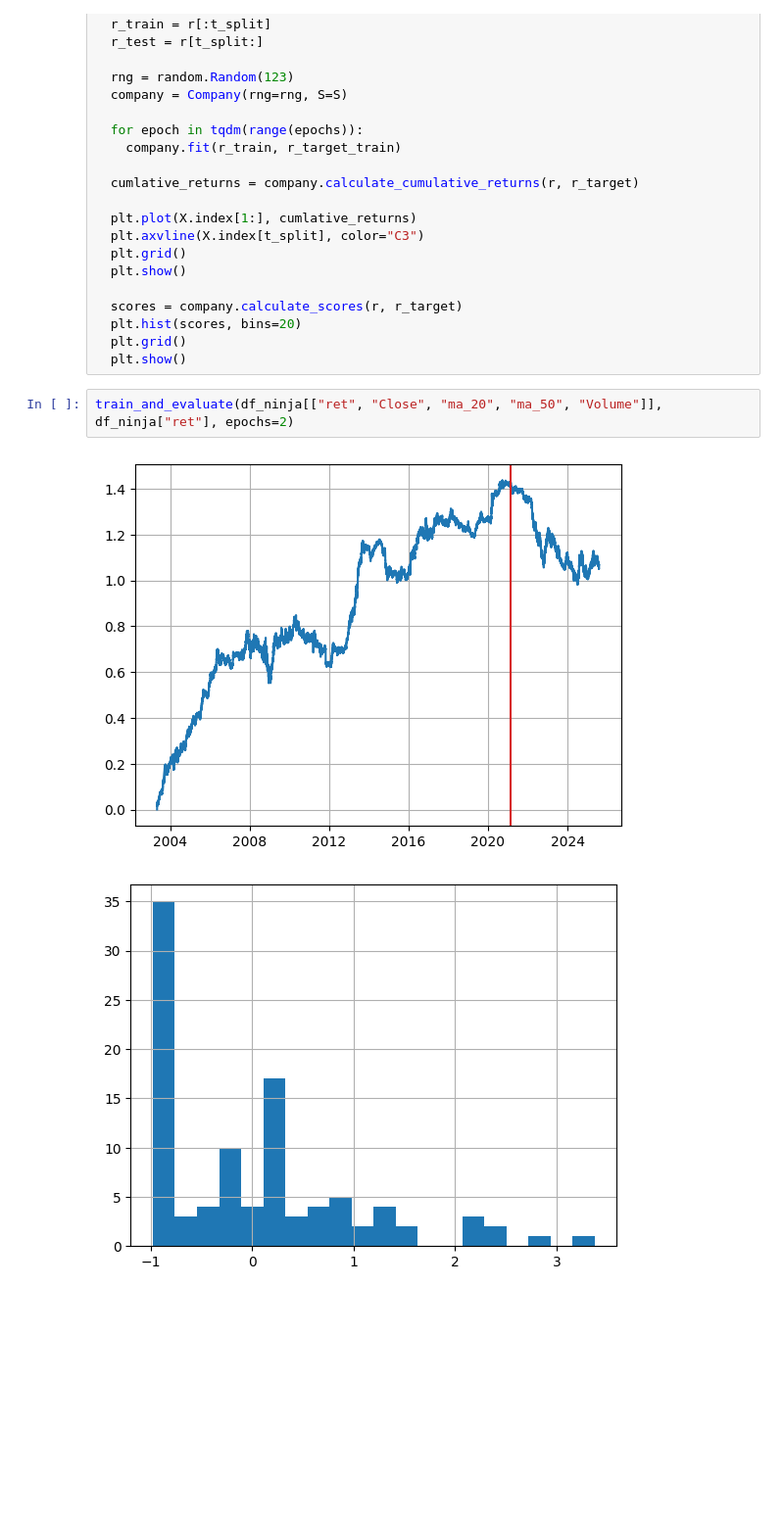
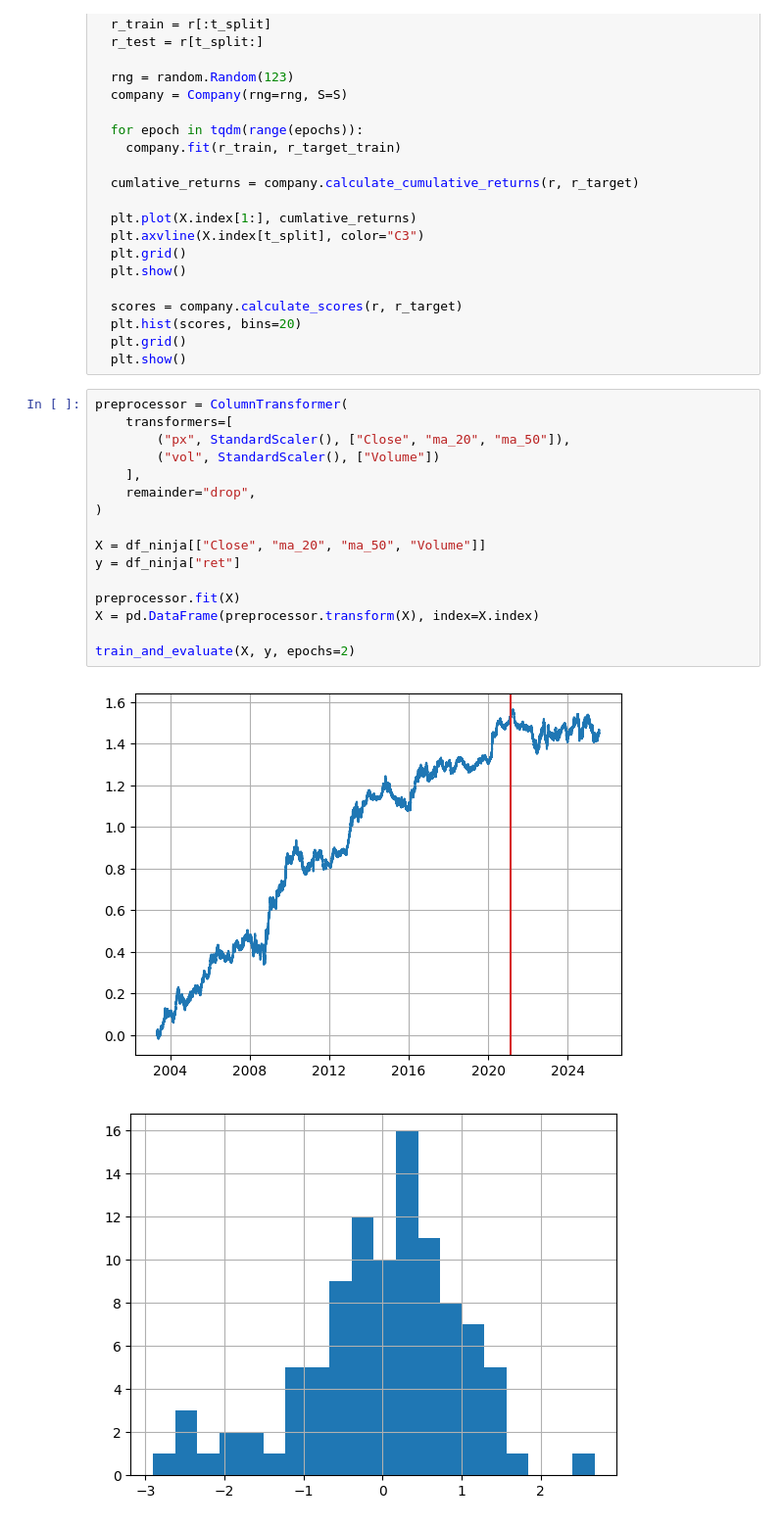
Before and after one commit to niwatoro/trader-company, a Jupyter notebook: trader_company.ipynb, the cells around one changed output. Shown at 98% size. Cells and saved outputs as stored; diff of their text form; blank space fills up the shorter version.

```diff
--- a/trader_company.ipynb
+++ b/trader_company.ipynb
@@ -341,8 +344,22 @@ def train_and_evaluate(X: pd.DataFrame, y: pd.Series, test_size: float=.2, epoch
   plt.hist(scores, bins=20)
   plt.grid()
   plt.show()
-# %%
-train_and_evaluate(df_ninja[["ret", "Close", "ma_20", "ma_50", "Volume"]], df_ninja["ret"], epochs=2)
-# %% [output]
-[figure, removed]
-[figure, removed]
+# %%
+preprocessor = ColumnTransformer(
+    transformers=[
+        ("px", StandardScaler(), ["Close", "ma_20", "ma_50"]),
+        ("vol", StandardScaler(), ["Volume"])
+    ],
+    remainder="drop",
+)
+
+X = df_ninja[["Close", "ma_20", "ma_50", "Volume"]]
+y = df_ninja["ret"]
+
+preprocessor.fit(X)
+X = pd.DataFrame(preprocessor.transform(X), index=X.index)
+
+train_and_evaluate(X, y, epochs=2)
+# %% [output]
+[figure, added]
+[figure, added]
```
Also changed, not shown: parts of 1 cell of this notebook.
